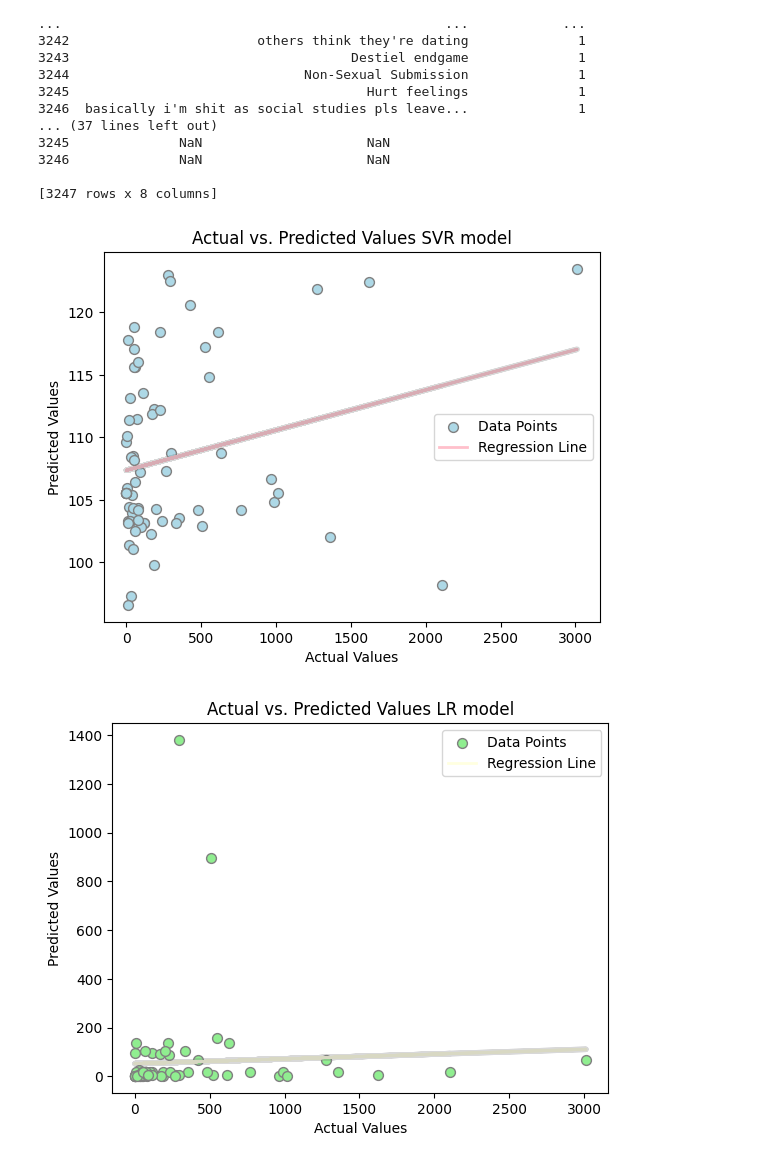
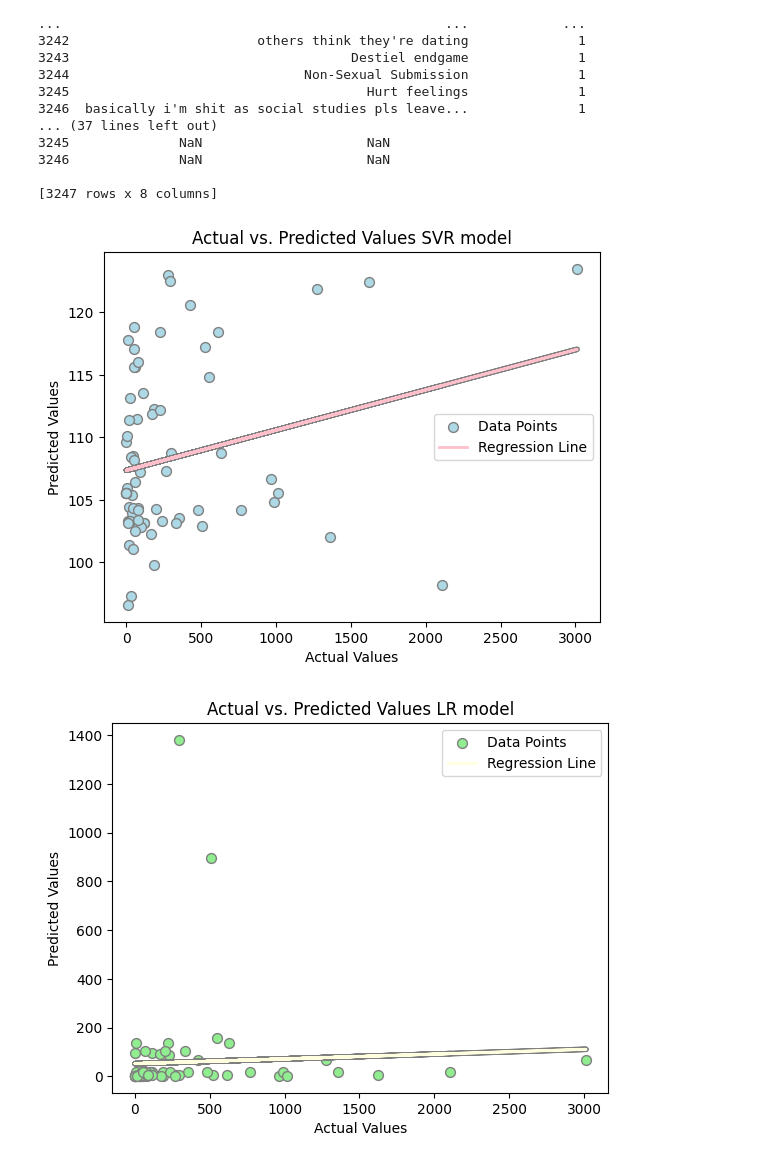
Before and after one commit to thijmenadam0/sem-web-final-project, a Jupyter notebook: Semantic_Web_Data_Visualization.ipynb, the cells around one changed output. Cells and saved outputs as stored; diff of their text form; code cells hidden in the pictures.

Commit message:
removed the data preprocessing step from this file and change the scatterplot regression line slightly

```diff
--- a/Semantic_Web_Data_Visualization.ipynb
+++ b/Semantic_Web_Data_Visualization.ipynb
@@ -438,28 +331,28 @@ dist_df.to_csv("distributions.csv", encoding='utf-8')
 # %%
 df = pd.read_csv("/content/predictions_SVR.csv")
 #create basic scatterplot
 x=df["Actual_Values"].to_numpy()
 y=df["Predictions"].to_numpy()
 
 # Create scatter plot with custom color and gray outline
 plt.scatter(x, y, color='lightblue', edgecolor='gray', s=50, label='Data Points')  # s adjusts the dot size
 
 # Obtain m (slope) and b (intercept) of the linear regression line
 m, b = np.polyfit(x, y, 1)
 
 # Add linear regression line with custom color and gray outline
+plt.plot(x, m*x + b, color='gray', linewidth=4)  # gray outline, slightly thicker and transparent
 plt.plot(x, m*x + b, color='pink', linewidth=2, label='Regression Line')
-plt.plot(x, m*x + b, color='gray', linewidth=4, alpha=0.3)  # gray outline, slightly thicker and transparent
 
 # Add axis titles and plot title
 plt.xlabel("Actual Values")
 plt.ylabel("Predicted Values")
 plt.title("Actual vs. Predicted Values SVR model")
 plt.legend()
 
 plt.show()
 # %% [output]
-[figure, old version]
+[figure, new version]
 # %%
 df = pd.read_csv("/content/predictions_LR.csv")
 #create basic scatterplot
@@ -473,8 +366,8 @@ plt.scatter(x, y, color='lightgreen', edgecolor='gray', s=50, label='Data Points
 m, b = np.polyfit(x, y, 1)
 
 # Add linear regression line with custom color and gray outline
+plt.plot(x, m*x + b, color='gray', linewidth=4)  # gray outline, slightly thicker and transparent
 plt.plot(x, m*x + b, color='lightyellow', linewidth=2, label='Regression Line')
-plt.plot(x, m*x + b, color='gray', linewidth=4, alpha=0.3)  # gray outline, slightly thicker and transparent
 
 # Add axis titles and plot title
 plt.xlabel("Actual Values")
@@ -484,7 +377,7 @@ plt.legend()
 
 plt.show()
 # %% [output]
-[figure, old version]
+[figure, new version]
 # %%
 df = pd.read_csv("/content/predictions_DT.csv")
 #create basic scatterplot
```
Also changed, not shown: parts of 6 cells of this notebook.
